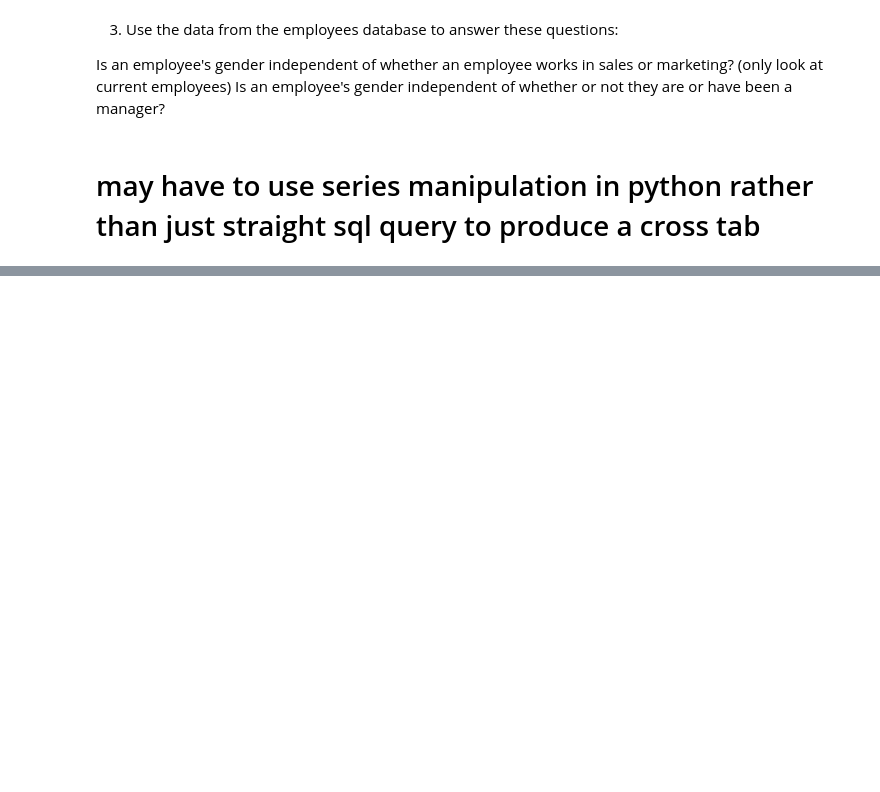
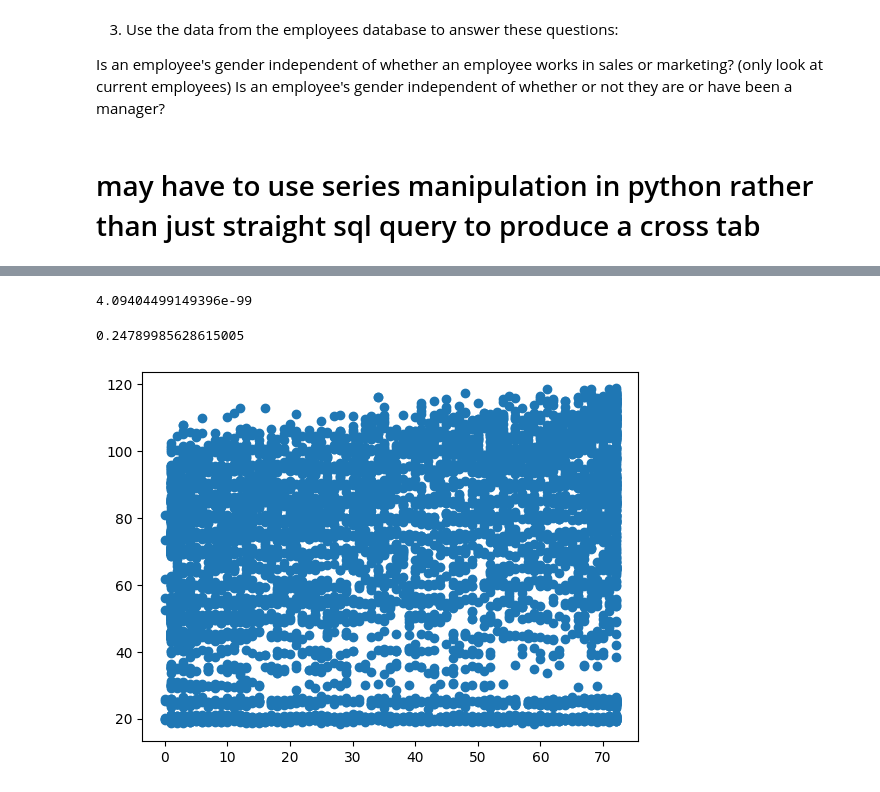
Before and after one commit to eelysee/statistics-exercises, a Jupyter notebook: hypothesis_testing.ipynb, the cells around one changed output, grey strips where cells are left out. Cells and saved outputs as stored; diff of their text form; code cells hidden in the pictures; blank space fills up the shorter version.

```diff
--- a/hypothesis_testing.ipynb
+++ b/hypothesis_testing.ipynb
@@ -58,3 +57,7 @@ mpg = data('mpg')
+# %%
+engine = create_engine(get_connection('telco_churn'))
+
+mpg = data('mpg')
 # %%
 codeup_macs = {
     'Codeup Student':[49 , 1],
@@ -134,0 +165,9 @@ Is an employee's gender independent of whether or not they are or have been a ma
+# %%
+query_tenure = '''
+
+SELECT tenure , monthly_charges , total_charges
+FROM customers
+WHERE total_charges <> ' '
+;
+
+'''
@@ -134,0 +182,2 @@ Is an employee's gender independent of whether or not they are or have been a ma
+# %%
+tenure_sql = pd.read_sql(query_tenure, engine.connect())
@@ -134,0 +207,13 @@ Is an employee's gender independent of whether or not they are or have been a ma
+# %%
+ten_p
+# %% [output]
+4.09404499149396e-99
+# %%
+ten_r
+# %% [output]
+0.24789985628615005
+# %%
+plt.scatter(tenure_sql.tenure, tenure_sql.monthly_charges)
+plt.show()
+# %% [output]
+[figure, added]
```
Also changed, not shown: parts of 23 cells of this notebook.
